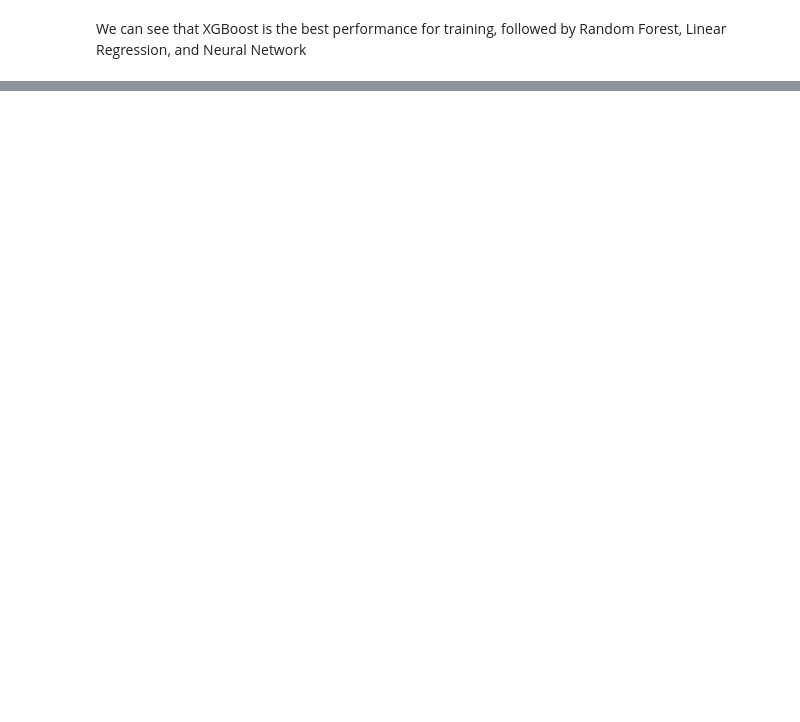
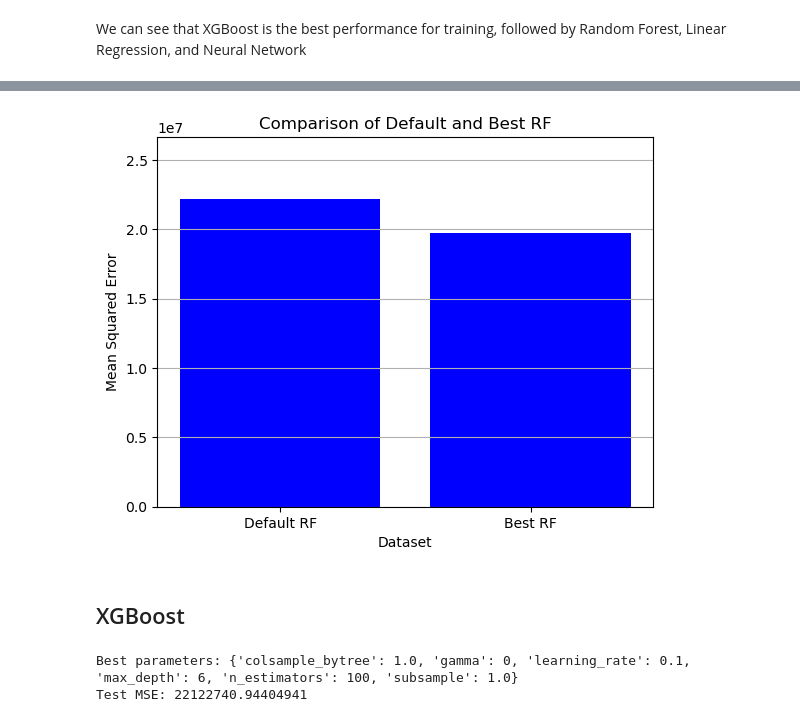
Before and after one commit to DoNguyenHung/Medical-Cost-Predictor-Website, a Jupyter notebook: Train_ML_models.ipynb, the cells around one changed output, grey strips where cells are left out. Drawn from its saved outputs; the diff is of its cells as text; code cells hidden in the pictures; blank space fills up the shorter version.

```diff
--- a/Train_ML_models.ipynb
+++ b/Train_ML_models.ipynb
@@ -156,0 +280,40 @@ R²: 0.02
+# %%
+# Plotting the comparison
+plt.bar(['Default RF', 'Best RF'], [mse_test_rf, mse_best_rf], color='blue')
+plt.xlabel('Dataset')
+plt.ylabel('Mean Squared Error')
+plt.title('Comparison of Default and Best RF')
+# Automatically scale y-axis to fit the values
+max_mse = max(mse_test_rf, mse_best_rf)
+plt.ylim(0, max_mse * 1.2)
+
+plt.grid(axis='y')
+plt.show()
+# %% [output]
+[figure, added]
+# %% [markdown]
+## XGBoost
+# %%
+param_grid_xgb = {
+    'n_estimators': [100, 200],          # Fewer options (200 is usually enough)
+    'learning_rate': [0.1, 0.2, 0.3],    # Avoid tiny values (0.01 is too slow)
+    'max_depth': [6, 9, 12],             # Deeper trees for text data
+    'subsample': [1.0],                  # No row sampling (unless data is huge)
+    'colsample_bytree': [1.0],           # No feature sampling (unless high-dim)
+    'gamma': [0, 0.05],                  # Minimal regularization
+}
+
+grid_xgb = GridSearchCV(xgb, param_grid_xgb, cv=5, n_jobs=-1, scoring='neg_mean_squared_error')
+grid_xgb.fit(X_train, y_train)
+best_xgb = grid_xgb.best_estimator_ # Get the best estimator from the grid search
+
+best_xgb_res = best_xgb.predict(X_test)
+
+mse_best_xgb = mean_squared_error(y_test, best_xgb_res)
+
+best_params = grid_xgb.best_params_
+print(f"Best parameters: {best_params}")
+print(f"Test MSE: {mse_best_xgb}")
+# %% [output]
+Best parameters: {'colsample_bytree': 1.0, 'gamma': 0, 'learning_rate': 0.1, 'max_depth': 6, 'n_estimators': 100, 'subsample': 1.0}
+Test MSE: 22122740.94404941
```
Also changed, not shown: parts of 20 cells of this notebook.
